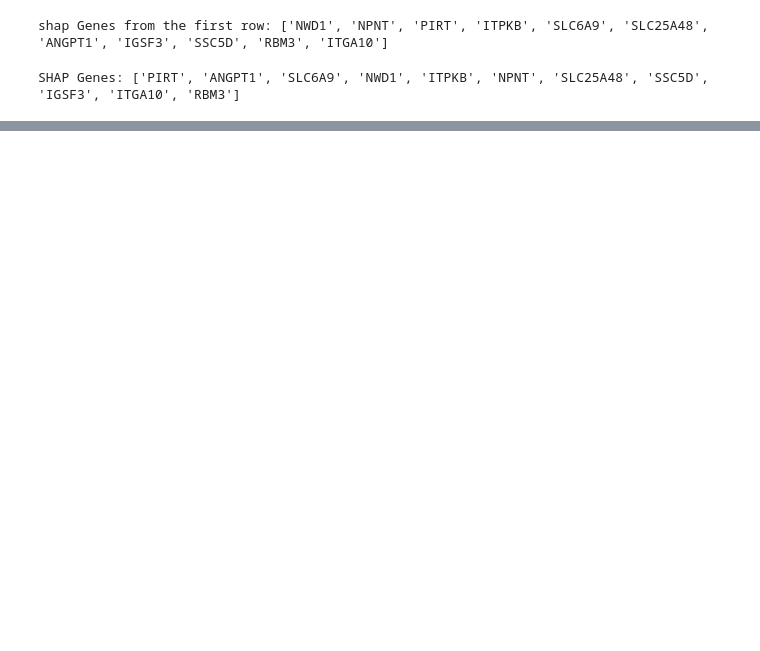
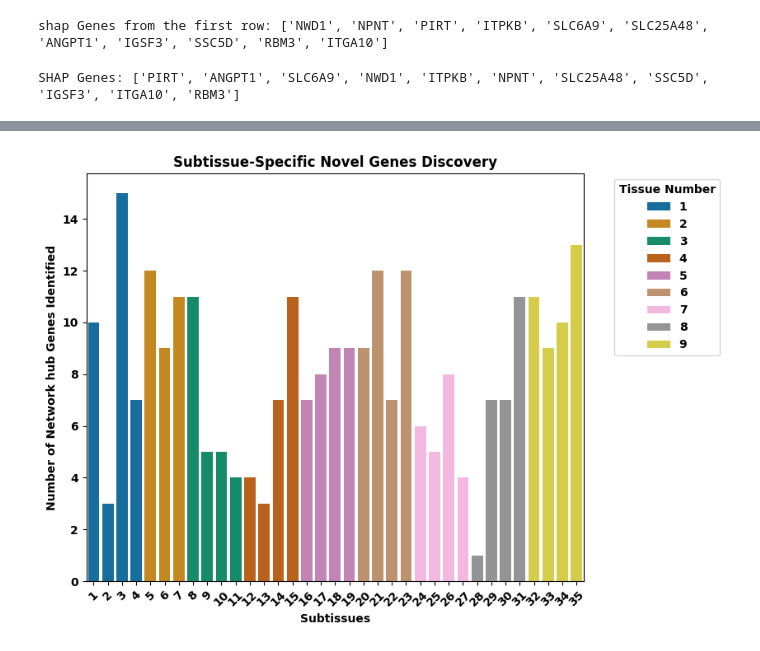
Before and after one commit to mmottaqii/AD-Biomarkers-MultiOmics, a Jupyter notebook: scripts/review_aug_26.ipynb, the cells around one changed output, grey strips where cells are left out. Saved outputs shown, nothing was run; the diff lists cells and outputs as text; code cells hidden in the pictures; blank space fills up the shorter version.

```diff
--- a/scripts/review_aug_26.ipynb
+++ b/scripts/review_aug_26.ipynb
@@ -4328,0 +4194,9 @@ nodes.to_excel('nodes_5_3_fil_for_gephi_oct13.xlsx', index=False)
+# %%
+import pickle
+import os
+
+# Load the dictionary from the pickle file
+pickle_dir = os.path.expanduser('~/rnaseq_synapse')
+with open(f'{pickle_dir}/novel_hub_genes_by_cluster_oct7_2024.pkl', 'rb') as file:
+    gene_dict = pickle.load(file)
+gene_dict
@@ -4328,0 +4221,40 @@ nodes.to_excel('nodes_5_3_fil_for_gephi_oct13.xlsx', index=False)
+# %%
+# Step 1: Count unique genes in each subtissue (cluster)
+subtissue_counts = {cluster: len(set([gene[0] for gene in gene_list])) for cluster, gene_list in gene_dict.items()}
+
+# Step 2: Convert the subtissue counts to a DataFrame
+df = pd.DataFrame(list(subtissue_counts.items()), columns=['Subtissue', 'Novel Gene Count'])
+
+# Step 3: Extract tissue number from the 'Subtissue' column
+df['Tissue'] = df['Subtissue'].apply(lambda x: x.split('_')[0])
+
+# Step 4: Map the 'Subtissue' column to numeric labels (1 to N)
+df['cluster_label'] = range(1, len(df) + 1)
+
+# Step 5: Define a custom color palette with distinct colors for each tissue
+palette = sns.color_palette("colorblind", len(df['Tissue'].unique()))
+
+# Step 6: Create the bar plot using Seaborn
+plt.figure(figsize=(8.5, 6))
+ax = sns.barplot(x='cluster_label', y='Novel Gene Count', data=df, hue='Tissue', palette=palette, dodge=False)
+
+# Step 7: Set the labels and title
+ax.set_xlabel('Subtissues', fontweight='bold')
+ax.set_ylabel('Number of Network hub Genes Identified', fontweight='bold')
+ax.set_title('Subtissue-Specific Novel Genes Discovery', fontweight='bold')
+
+# Adjust the x-ticks to show subtissue numbering starting from 1
+ax.set_xticklabels(df['cluster_label'], rotation=45, fontweight='bold')
+
+# Display legend for tissue groups
+plt.legend(title='Tissue Number', bbox_to_anchor=(1.05, 1), loc='upper left')
+
+# Add this line before plt.tight_layout() to make all text bold
+plt.rcParams["font.weight"] = "bold"
+
+# Show the plot
+plt.tight_layout()
+plt.savefig("./figures/novel_genes_subtissues_oct13_24.png", dpi=1200)
+plt.show()
+# %% [output]
+[figure, added]
```
Also changed, not shown: parts of 21 cells of this notebook.
